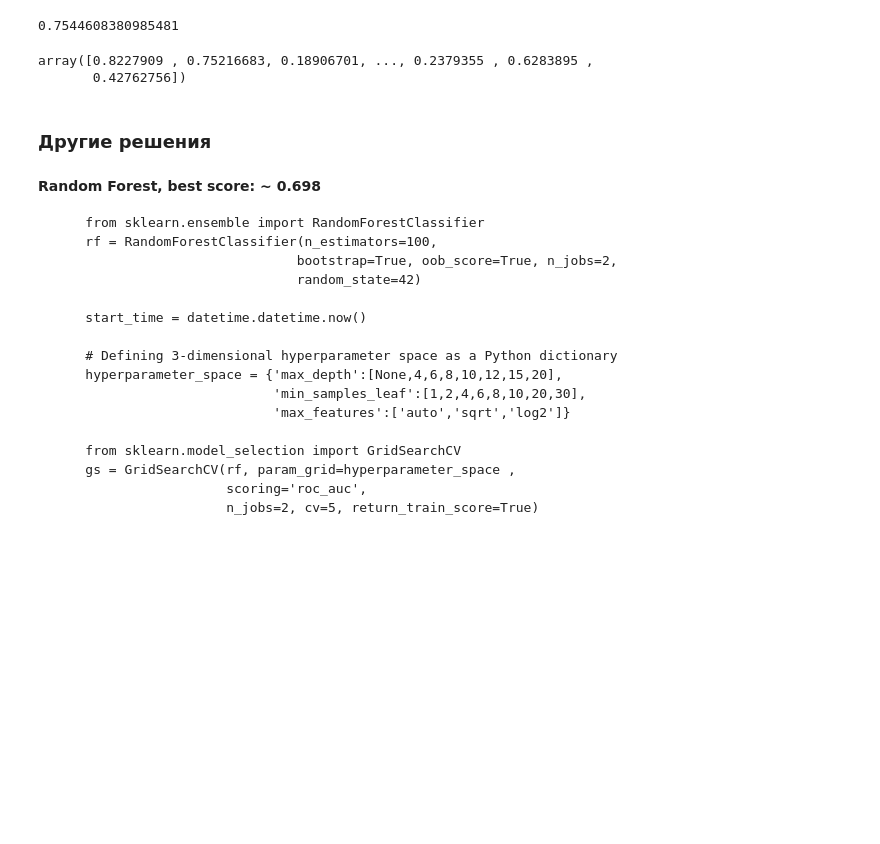
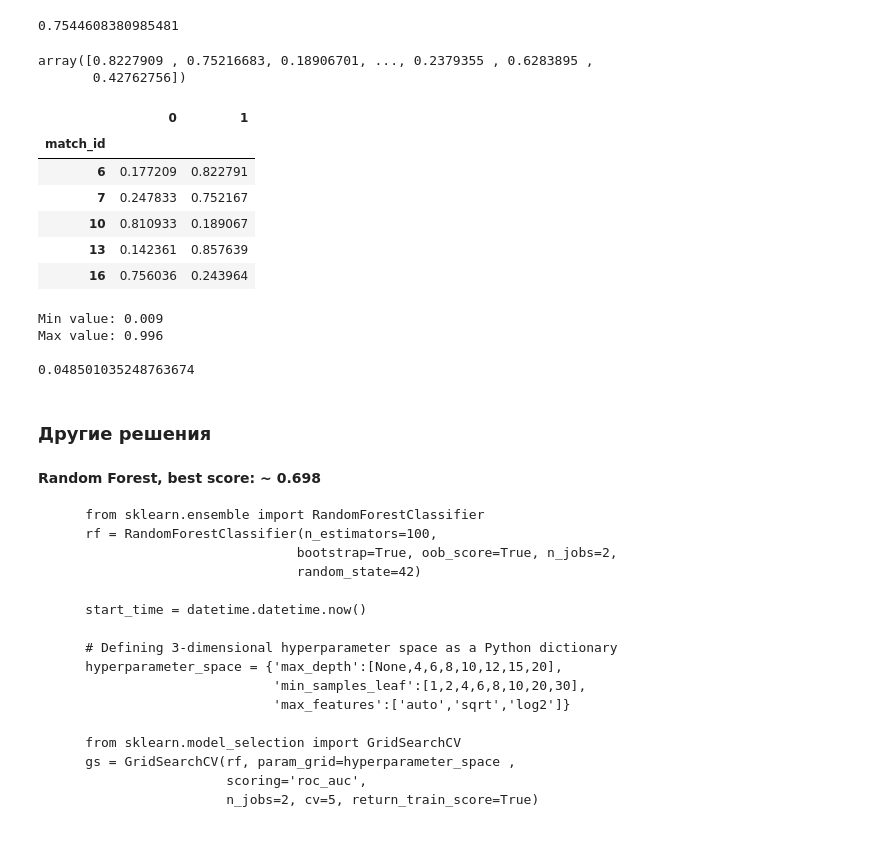
Before and after one commit to vadimkonovod/ml_intro, a Jupyter notebook: Final Task Report.ipynb, the cells around one changed output. Saved outputs shown, nothing was run; the diff lists cells and outputs as text; code cells hidden in the pictures; blank space fills up the shorter version.

```diff
--- a/Final Task Report.ipynb
+++ b/Final Task Report.ipynb
@@ -365,5 +365,32 @@ y_test_score
 # %% [output]
 array([0.8227909 , 0.75216683, 0.18906701, ..., 0.2379355 , 0.6283895 ,
        0.42762756])
+# %%
+predictions = pd.DataFrame(
+    data=clf.predict_proba(X_test_scaled),
+    index=X_test['match_id'],
+    columns=clf.classes_
+)
+
+predictions.head()
+# %% [output]
+|  | 0 | 1 |
+| match_id |  |  |
+| 6 | 0.177209 | 0.822791 |
+| 7 | 0.247833 | 0.752167 |
+| 10 | 0.810933 | 0.189067 |
+| 13 | 0.142361 | 0.857639 |
+| 16 | 0.756036 | 0.243964 |
+# %%
+# Check predictions range - should be in range[0, 1]
+print(f"""Min value: {np.min(predictions[1]):.3f} \nMax value: {np.max(predictions[1]):.3f}\n""")
+
+# Check predictions variance - shoudn't be constant
+print(predictions[1].var())
+# %% [output]
+Min value: 0.009
+Max value: 0.996
+
+0.048501035248763674
 # %%
 # make csv file with predictions
```
Also changed, not shown: parts of 2 cells of this notebook, 2 other files.
